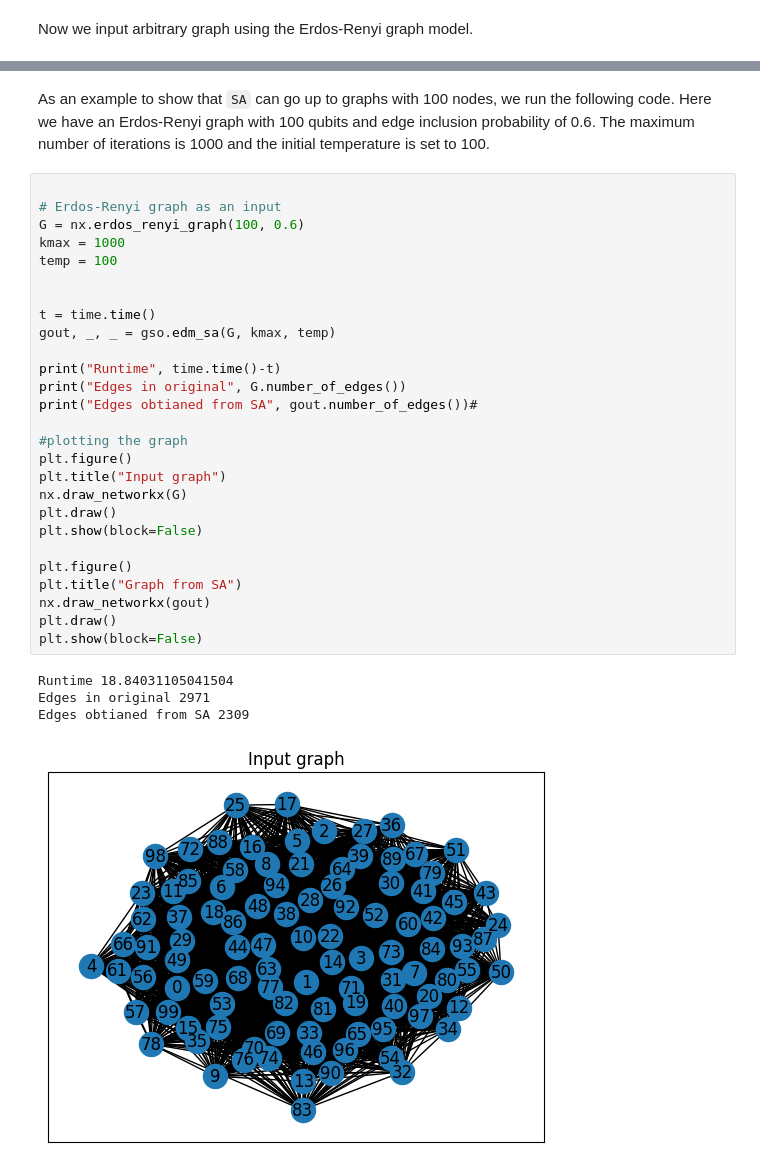
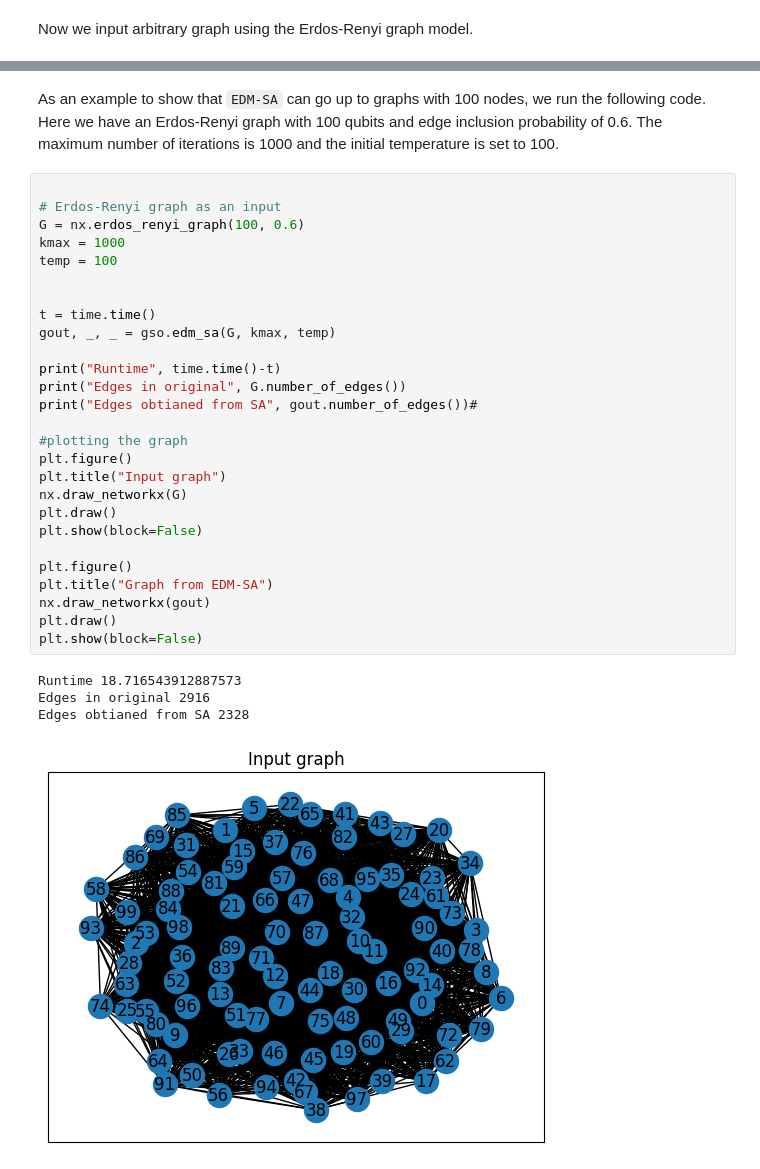
Before and after one commit to arr0w-hs/graph_state_optimization, a Jupyter notebook: tutorial-1.ipynb, the cells around one changed output, grey strips where cells are left out. Cells and saved outputs as stored; diff of their text form.

```diff
--- a/tutorial-1.ipynb
+++ b/tutorial-1.ipynb
@@ -116,34 +140,34 @@ ILP runtime = 0.27947115898132324
 # %% [markdown]
-As an example to show that `SA` can go up to graphs with 100 nodes, we run the following code. Here we have an Erdos-Renyi graph with 100 qubits and edge inclusion probability of 0.6. The maximum number of iterations is 1000 and the initial temperature is set to 100.
+As an example to show that `EDM-SA` can go up to graphs with 100 nodes, we run the following code. Here we have an Erdos-Renyi graph with 100 qubits and edge inclusion probability of 0.6. The maximum number of iterations is 1000 and the initial temperature is set to 100.
 # %%
 
 # Erdos-Renyi graph as an input
 G = nx.erdos_renyi_graph(100, 0.6)
 kmax = 1000
 temp = 100
 
 
 t = time.time()
 gout, _, _ = gso.edm_sa(G, kmax, temp)
 
 print("Runtime", time.time()-t)
 print("Edges in original", G.number_of_edges())
 print("Edges obtianed from SA", gout.number_of_edges())#
 
 #plotting the graph
 plt.figure()
 plt.title("Input graph")
 nx.draw_networkx(G)
 plt.draw()
 plt.show(block=False)
 
 plt.figure()
-plt.title("Graph from SA")
+plt.title("Graph from EDM-SA")
 nx.draw_networkx(gout)
 plt.draw()
 plt.show(block=False)
 # %% [output]
-Runtime 18.84031105041504
-Edges in original 2971
-Edges obtianed from SA 2309
+Runtime 18.716543912887573
+Edges in original 2916
+Edges obtianed from SA 2328
-[figure, old version]
+[figure, new version]
```
Also changed, not shown: parts of 8 cells of this notebook, 9 other files.
